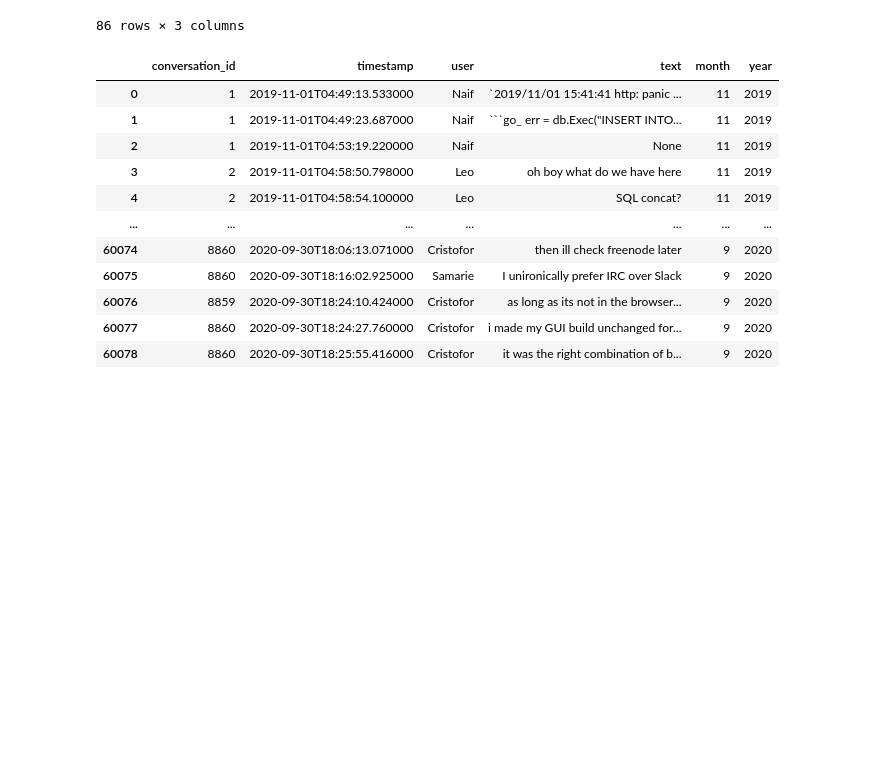
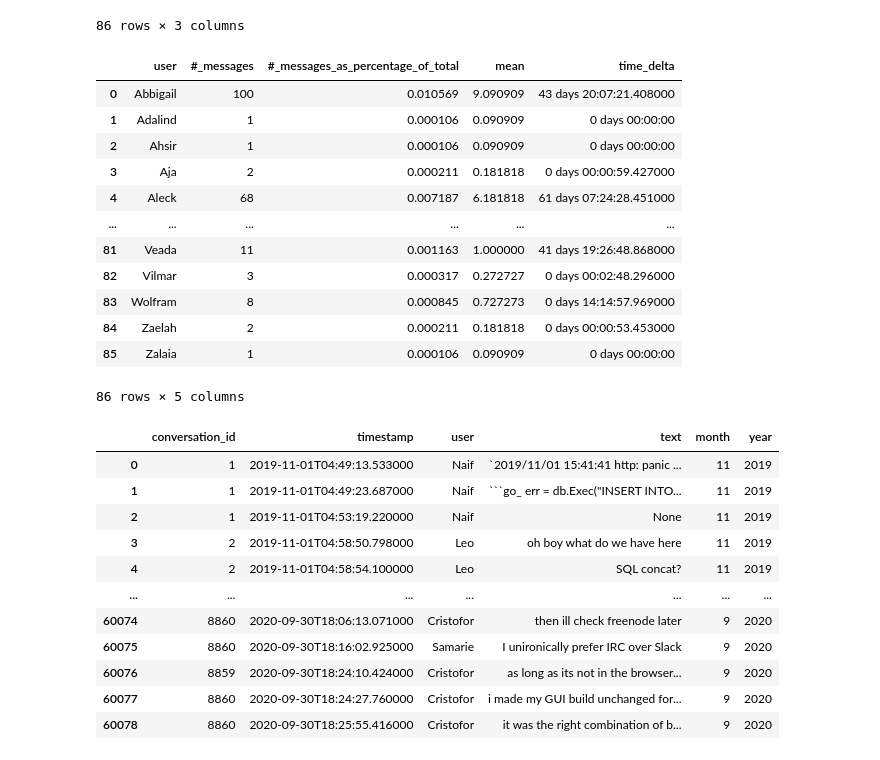
Before and after one commit to TeodorLungu/2IMP40-Study, a Jupyter notebook: Data_Analysis.ipynb, the cells around one changed output. Cells and saved outputs as stored; diff of their text form; code cells hidden in the pictures; blank space fills up the shorter version.

```diff
--- a/Data_Analysis.ipynb
+++ b/Data_Analysis.ipynb
@@ -553,6 +553,62 @@ out_df_clojurians_user_activity
 | 84 | Zaelah | 2 | 0.000211 |
 | 85 | Zalaia | 1 | 0.000106 |
 86 rows × 3 columns
+# %%
+out_df_clojurians_all_grouped_by_people = out_df_clojurians_all.set_index('user')
+out_df_clojurians_all_grouped_by_people
+
+out_series_clojurians_all_first = out_df_clojurians_all.groupby(["user"])["timestamp"].first()
+out_df_clojurians_all_first = pd.DataFrame({'user':out_series_clojurians_all_first.index, 'first_timestamp':out_series_clojurians_all_first.values})
+out_df_clojurians_all_first
+
+out_series_clojurians_all_last = out_df_clojurians_all.groupby(["user"])["timestamp"].last()
+out_df_clojurians_all_last = pd.DataFrame({'user':out_series_clojurians_all_last.index, 'last_timestamp':out_series_clojurians_all_last.values})
+out_df_clojurians_all_last
+
+out_df_clojurians_first_last = pd.concat([out_df_clojurians_all_first, out_df_clojurians_all_last], axis=1).reindex(out_df_clojurians_all_first.index)
+out_df_clojurians_first_last = out_df_clojurians_first_last.loc[:,~out_df_clojurians_first_last.columns.duplicated()]
+out_df_clojurians_first_last['first_timestamp'] = pd.to_datetime(out_df_clojurians_first_last['first_timestamp'])
+out_df_clojurians_first_last['last_timestamp'] = pd.to_datetime(out_df_clojurians_first_last['last_timestamp'])
+out_df_clojurians_first_last['time_delta'] = out_df_clojurians_first_last['last_timestamp'] - out_df_clojurians_first_last['first_timestamp']
+out_df_clojurians_first_last['total_days_time_delta'] = out_df_clojurians_first_last['time_delta'] / pd.to_timedelta(1, unit='D')
+out_df_clojurians_first_last
+
+out_df_clojurians_all_grouped_by_people['timestamp_formatted'] = pd.to_datetime(out_df_clojurians_all_grouped_by_people['timestamp'])
+out_df_clojurians_user_message_per_month = pd.crosstab(out_df_clojurians_all_grouped_by_people.index, pd.PeriodIndex(out_df_clojurians_all_grouped_by_people['timestamp_formatted'], freq='M'))
+out_df_clojurians_user_message_per_month
+
+out_df_clojurians_user_message_per_month_as_percentage = out_df_clojurians_user_message_per_month.copy()
+out_df_clojurians_user_message_per_month_as_percentage.update(out_df_clojurians_user_message_per_month_as_percentage.div(out_df_clojurians_user_message_per_month_as_percentage.sum(axis=0),axis=1))
+out_df_clojurians_user_message_per_month_as_percentage = out_df_clojurians_user_message_per_month_as_percentage.add_suffix('_percentage')
+out_df_clojurians_user_message_per_month_as_percentage
+
+out_df_clojurians_um_pm_ap_total = pd.concat([out_df_clojurians_user_message_per_month, out_df_clojurians_user_message_per_month_as_percentage], axis=1).reindex(out_df_clojurians_user_message_per_month.index)
+out_df_clojurians_um_pm_ap_total = out_df_clojurians_um_pm_ap_total.loc[:,~out_df_clojurians_um_pm_ap_total.columns.duplicated()]
+out_df_clojurians_um_pm_ap_total
+
+out_df_clojurians_user_message_per_month_copy = out_df_clojurians_user_message_per_month.copy()
+out_df_clojurians_user_message_per_month_copy['mean'] = out_df_clojurians_user_message_per_month_copy.mean(axis=1)
+
+out_df_clojurians_user_message_per_month_copy = out_df_clojurians_user_message_per_month_copy.reset_index()
+
+out_df_clojurians = out_df_clojurians_user_activity.copy()
+out_df_clojurians['mean'] = out_df_clojurians_user_message_per_month_copy['mean']
+out_df_clojurians['time_delta'] = out_df_clojurians_first_last['time_delta']
+out_df_clojurians
+# %% [output]
+|  | user | #_messages | #_messages_as_percentage_of_total | mean | time_delta |
+| 0 | Abbigail | 100 | 0.010569 | 9.090909 | 43 days 20:07:21.408000 |
+| 1 | Adalind | 1 | 0.000106 | 0.090909 | 0 days 00:00:00 |
+| 2 | Ahsir | 1 | 0.000106 | 0.090909 | 0 days 00:00:00 |
+| 3 | Aja | 2 | 0.000211 | 0.181818 | 0 days 00:00:59.427000 |
+| 4 | Aleck | 68 | 0.007187 | 6.181818 | 61 days 07:24:28.451000 |
+| ... | ... | ... | ... | ... | ... |
+| 81 | Veada | 11 | 0.001163 | 1.000000 | 41 days 19:26:48.868000 |
+| 82 | Vilmar | 3 | 0.000317 | 0.272727 | 0 days 00:02:48.296000 |
+| 83 | Wolfram | 8 | 0.000845 | 0.727273 | 0 days 14:14:57.969000 |
+| 84 | Zaelah | 2 | 0.000211 | 0.181818 | 0 days 00:00:53.453000 |
+| 85 | Zalaia | 1 | 0.000106 | 0.090909 | 0 days 00:00:00 |
+86 rows × 5 columns
 # %%
 golang_path_aug2020_to_sep2020 = "/golang/Aug2020-Sep2020/golang_Aug2020-Sep2020.xml.out"
 
```
Also changed, not shown: parts of 6 cells of this notebook, 2 other files.
